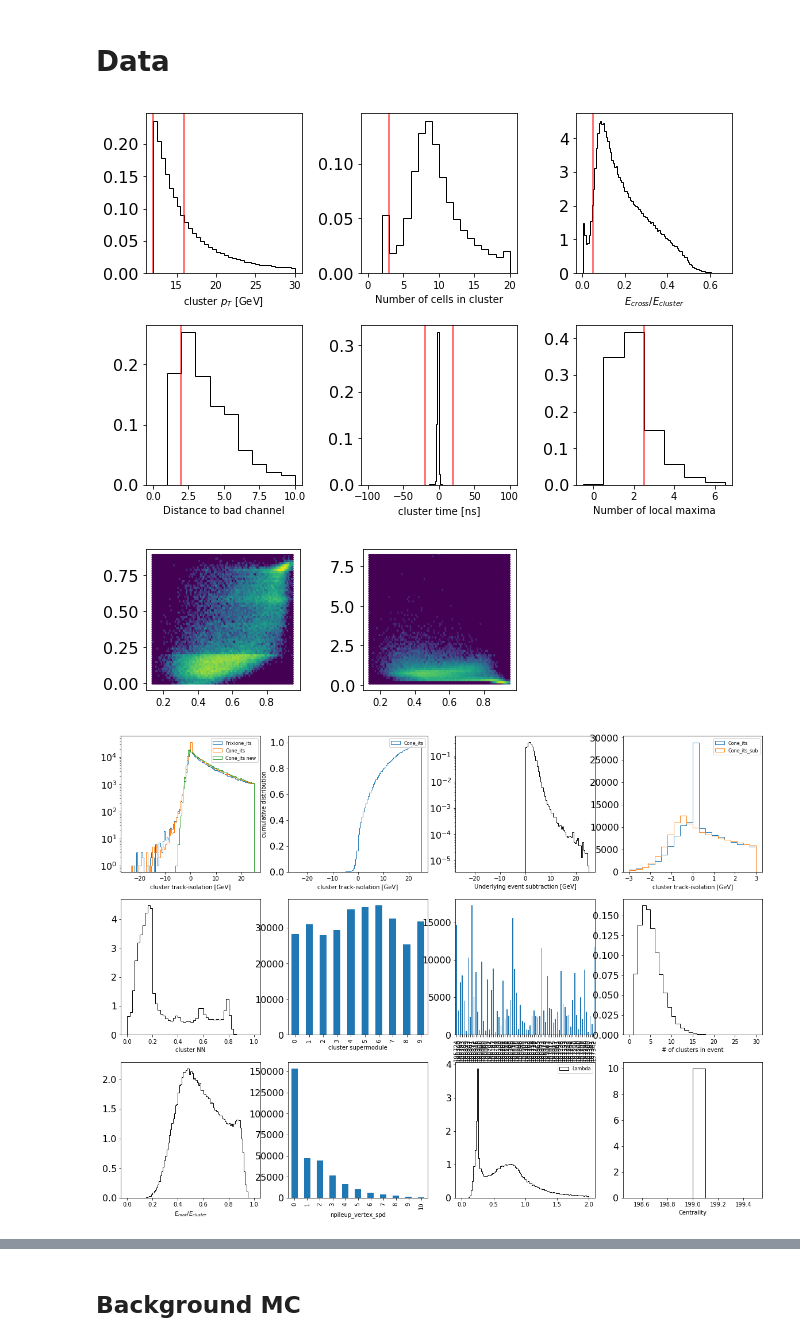
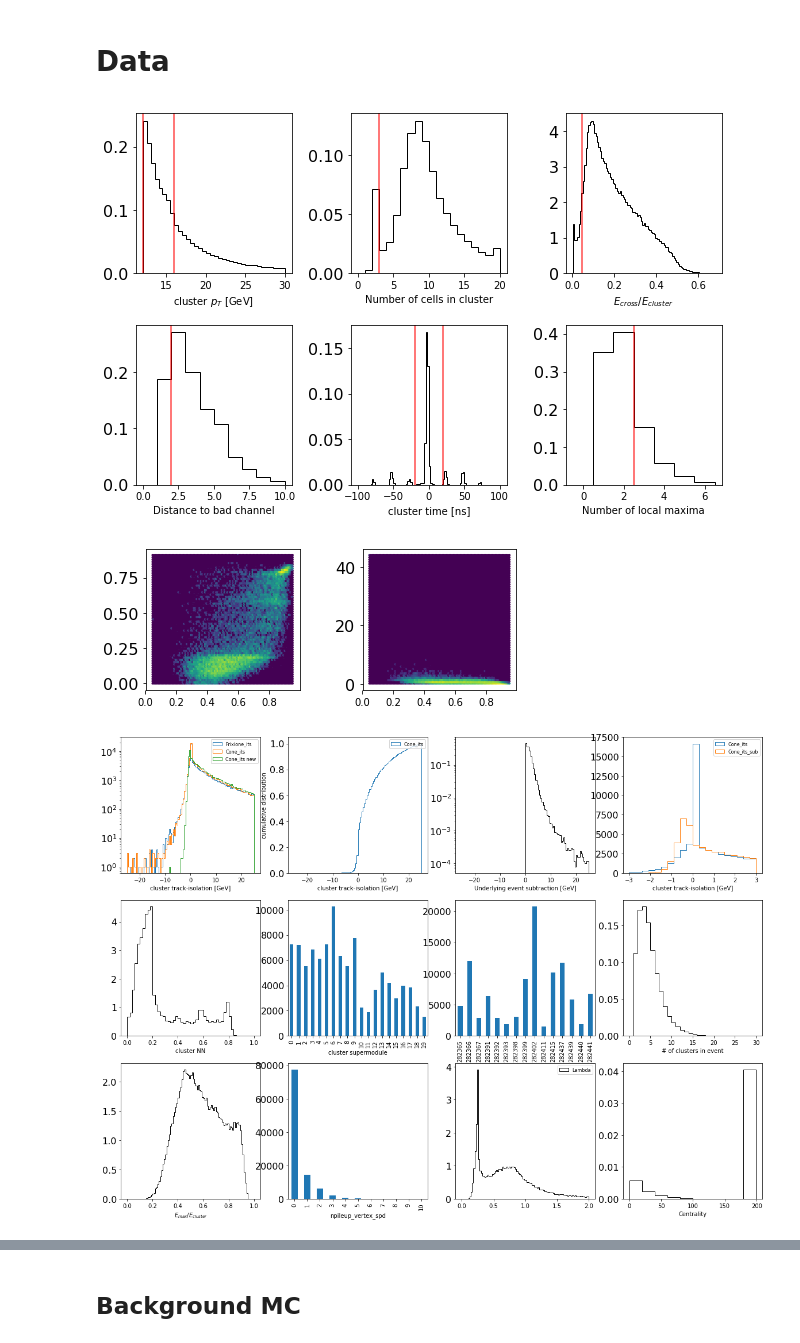
Before and after one commit to miguelignacio/CorrelationAnalysis, a Jupyter notebook: NtupleAnalysis/InputData/photon-purity.ipynb, the cells around one changed output, grey strips where cells are left out. Saved outputs shown, nothing was run; the diff lists cells and outputs as text; code cells hidden in the pictures.

```diff
--- a/NtupleAnalysis/InputData/photon-purity.ipynb
+++ b/NtupleAnalysis/InputData/photon-purity.ipynb
@@ -994,19 +994,18 @@ cluster_iso_its_04==0 12849  (29.92  %)
 # %% [markdown]
 # Data
 # %%
-dataname = '5 TeV p+Pb'
-isMC = False
-dataFiles = ['13def_4L_small.root']
+#dataname = '5 TeV p+Pb'
+#isMC = False
+#dataFiles = ['13def_4L_small.root']
 #dataFiles = ['13d_4L_small.root', '13e_4L_small.root', '13f_4L_small.root']
 
-#dataname = '5 TeV pp'
-#isMC = False
-#dataFiles = ['17q_CENT_wSDD_small.root']
-#dataFiles = ['Skimmed_17q_wSDD.root']
+dataname = '5 TeV pp'
+isMC = False
+dataFiles = ['Skimmed_17q_wSDD.root']
 
 dataHists = applyCuts( getData(dataFiles),dataFiles[0],isMC)
 plt.show()
 # %% [output]
-[figure, old version]
+[figure, new version]
-[figure, old version]
+[figure, new version]
-[figure, old version]
+[figure, new version]
```
Also changed, not shown: parts of 1 cell of this notebook.
